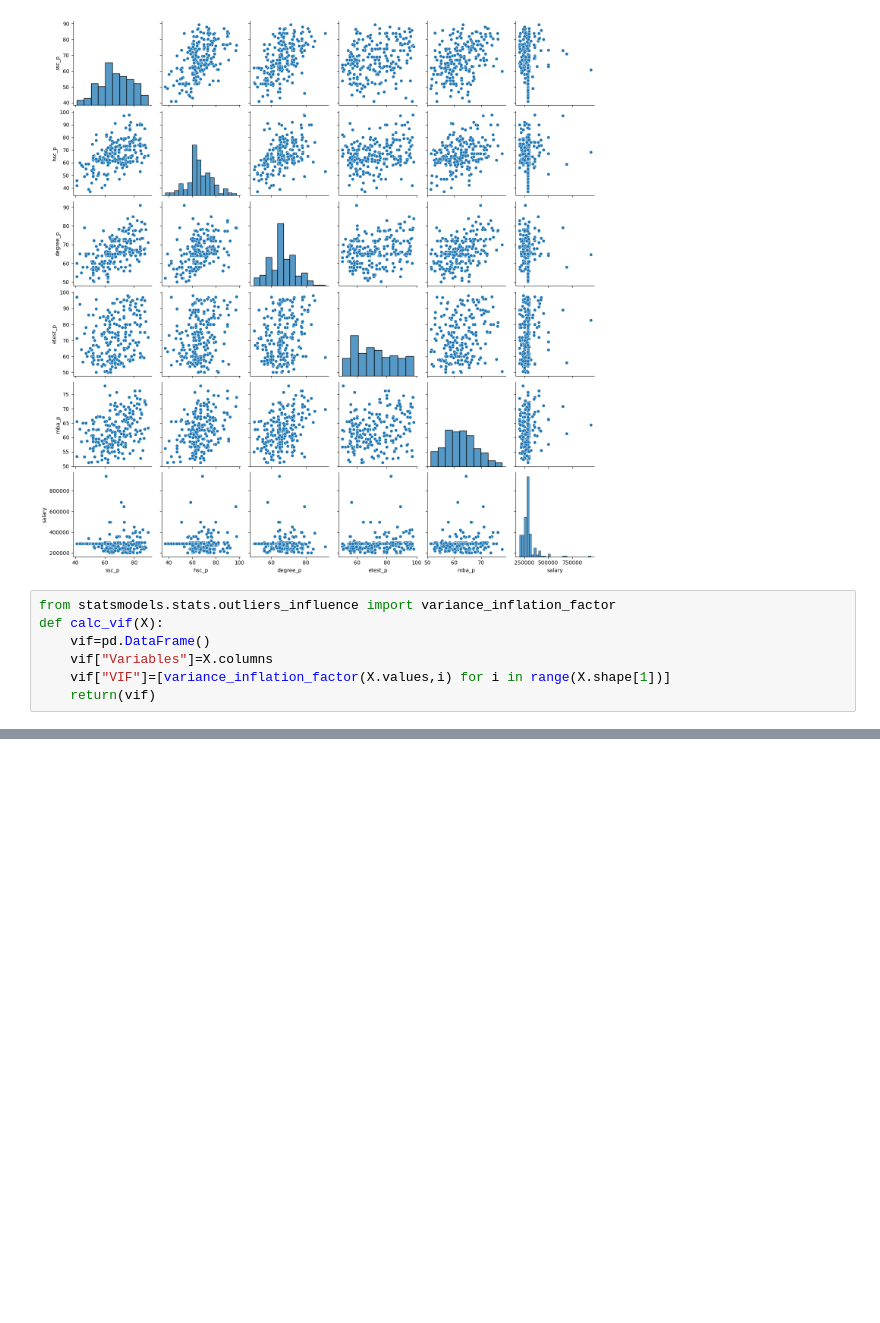
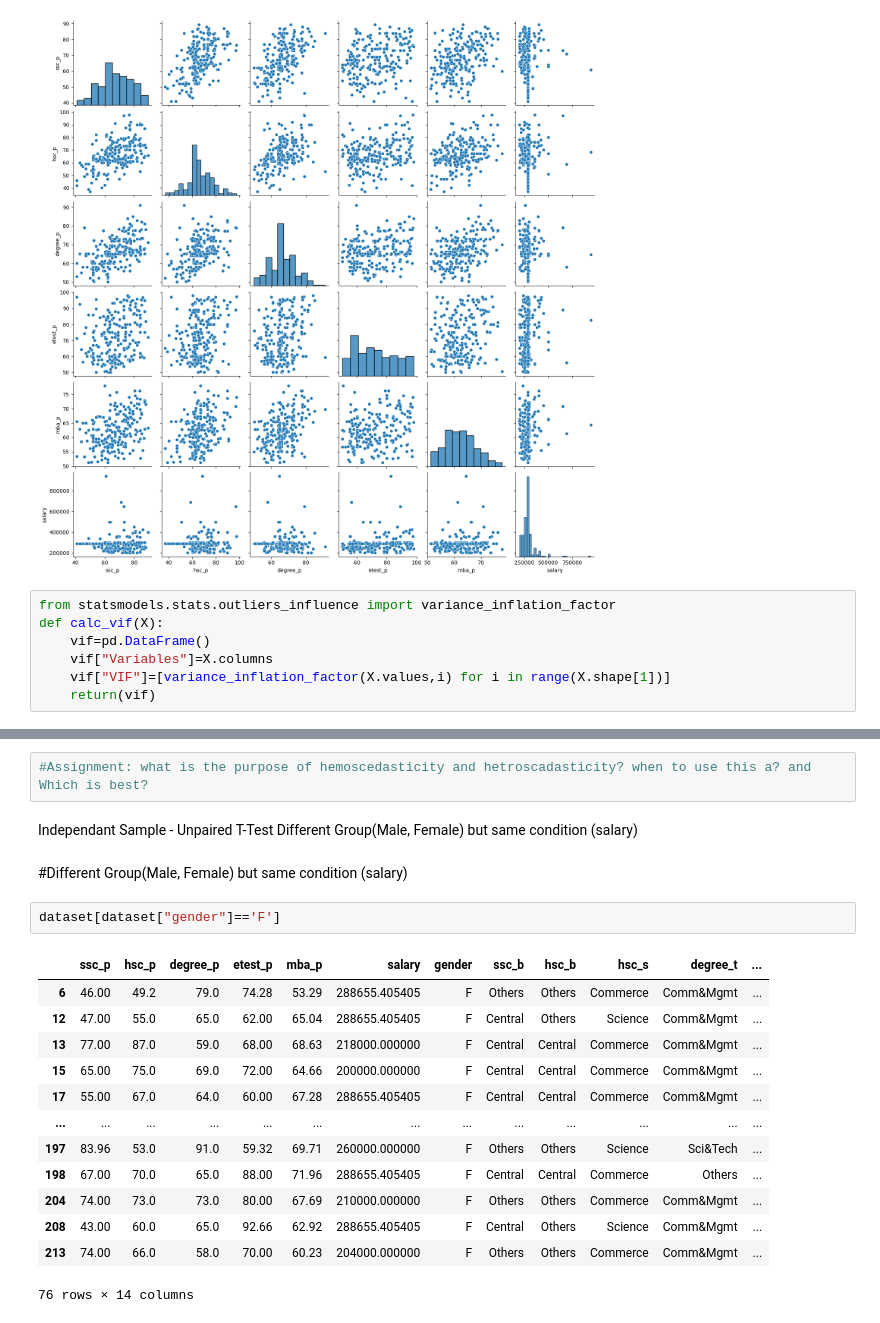
Before and after one commit to mohanamohanabsc/Data-Science, a Jupyter notebook: BIVARIATE.ipynb, the cells around one changed output, grey strips where cells are left out. Drawn from its saved outputs; the diff is of its cells as text; blank space fills up the shorter version.

```diff
--- a/BIVARIATE.ipynb
+++ b/BIVARIATE.ipynb
@@ -118,0 +130,23 @@ NameError: name 'vif' is not defined
+# %%
+#Assignment: what is the purpose of hemoscedasticity and hetroscadasticity? when to use this a? and Which is best?
+# %% [markdown]
+Independant Sample - Unpaired T-Test
+Different Group(Male, Female) but same condition (salary)
+# %% [markdown]
+#Different Group(Male, Female) but same condition (salary)
+# %%
+dataset[dataset["gender"]=='F']
+# %% [output]
+|  | ssc_p | hsc_p | degree_p | etest_p | mba_p | salary | gender | ssc_b | hsc_b | hsc_s | degree_t | ... |
+| 6 | 46.00 | 49.2 | 79.0 | 74.28 | 53.29 | 288655.405405 | F | Others | Others | Commerce | Comm&Mgmt | ... |
+| 12 | 47.00 | 55.0 | 65.0 | 62.00 | 65.04 | 288655.405405 | F | Central | Others | Science | Comm&Mgmt | ... |
+| 13 | 77.00 | 87.0 | 59.0 | 68.00 | 68.63 | 218000.000000 | F | Central | Central | Commerce | Comm&Mgmt | ... |
+| 15 | 65.00 | 75.0 | 69.0 | 72.00 | 64.66 | 200000.000000 | F | Central | Central | Commerce | Comm&Mgmt | ... |
+| 17 | 55.00 | 67.0 | 64.0 | 60.00 | 67.28 | 288655.405405 | F | Central | Central | Commerce | Comm&Mgmt | ... |
+| ... | ... | ... | ... | ... | ... | ... | ... | ... | ... | ... | ... | ... |
+| 197 | 83.96 | 53.0 | 91.0 | 59.32 | 69.71 | 260000.000000 | F | Others | Others | Science | Sci&Tech | ... |
+| 198 | 67.00 | 70.0 | 65.0 | 88.00 | 71.96 | 288655.405405 | F | Central | Central | Commerce | Others | ... |
+| 204 | 74.00 | 73.0 | 73.0 | 80.00 | 67.69 | 210000.000000 | F | Others | Others | Commerce | Comm&Mgmt | ... |
+| 208 | 43.00 | 60.0 | 65.0 | 92.66 | 62.92 | 288655.405405 | F | Central | Others | Science | Comm&Mgmt | ... |
+| 213 | 74.00 | 66.0 | 58.0 | 70.00 | 60.23 | 204000.000000 | F | Others | Others | Commerce | Comm&Mgmt | ... |
+76 rows × 14 columns
```
Also changed, not shown: parts of 21 cells of this notebook, 2 other files.
